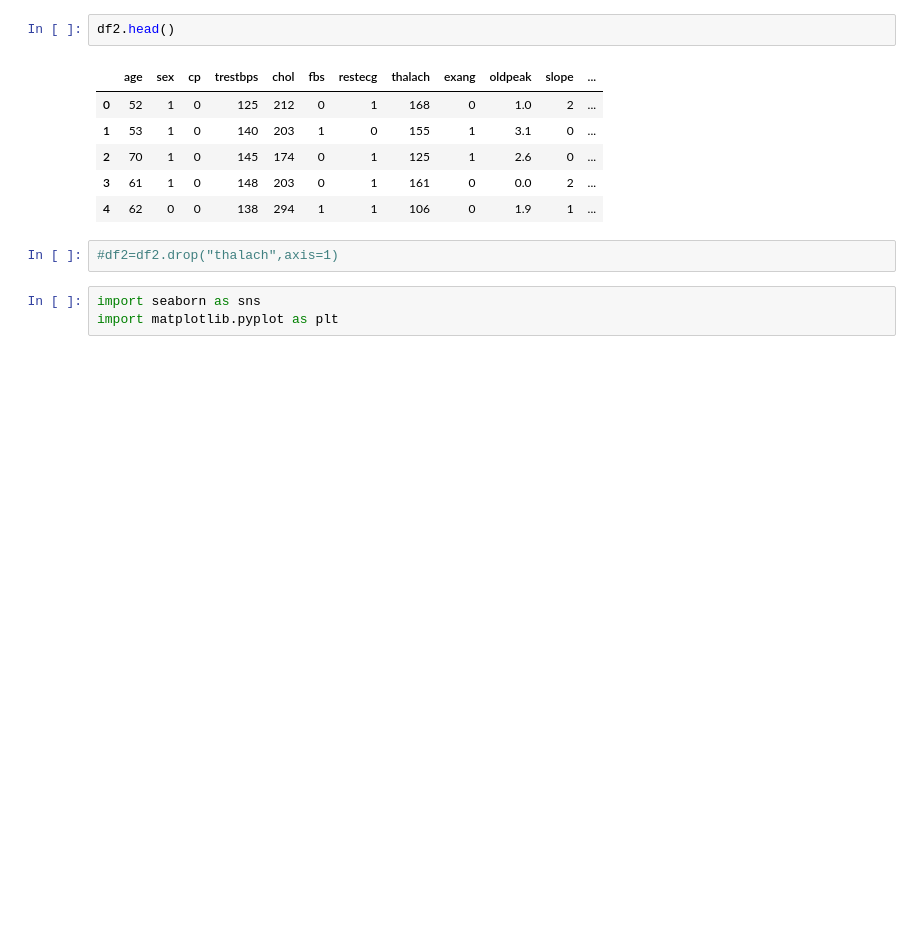
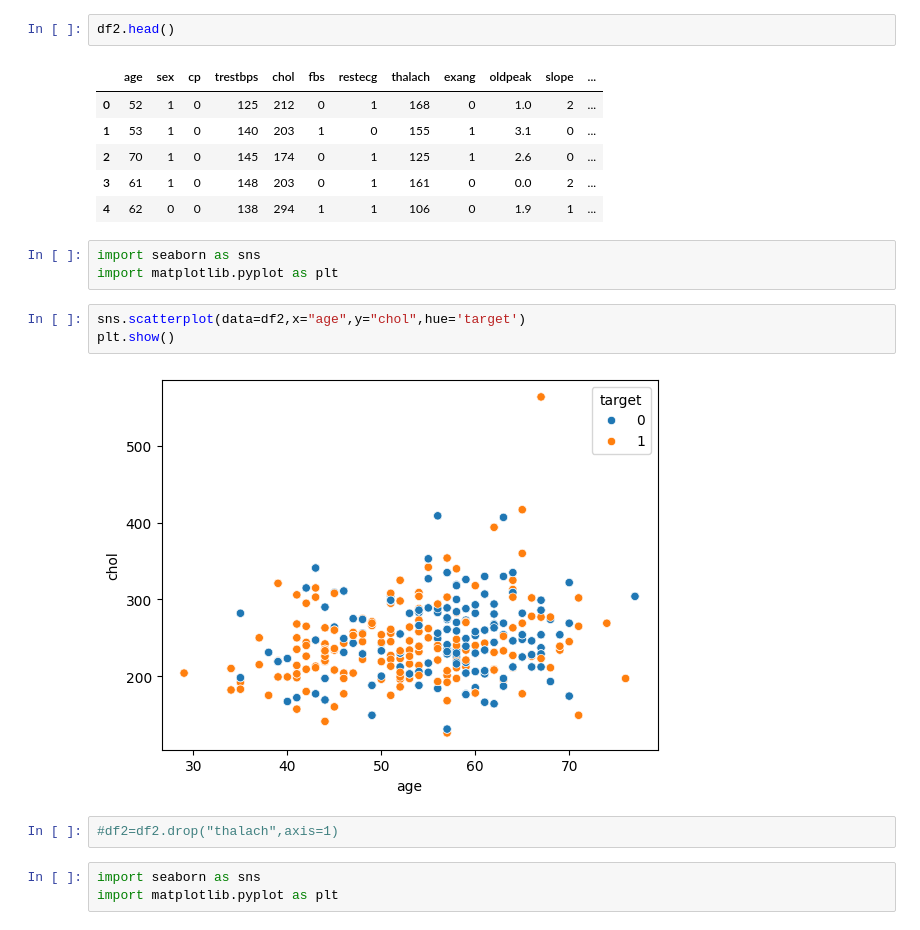
Before and after one commit to adityachaudhary0/Heart-Disease-model, a Jupyter notebook: Heart_Disease_prediction.ipynb, the cells around one changed output. Drawn from its saved outputs; the diff is of its cells as text; blank space fills up the shorter version.

```diff
--- a/Heart_Disease_prediction.ipynb
+++ b/Heart_Disease_prediction.ipynb
@@ -23,6 +23,14 @@ df2.head()
 | 2 | 70 | 1 | 0 | 145 | 174 | 0 | 1 | 125 | 1 | 2.6 | 0 | ... |
 | 3 | 61 | 1 | 0 | 148 | 203 | 0 | 1 | 161 | 0 | 0.0 | 2 | ... |
 | 4 | 62 | 0 | 0 | 138 | 294 | 1 | 1 | 106 | 0 | 1.9 | 1 | ... |
+# %%
+import seaborn as sns
+import matplotlib.pyplot as plt
+# %%
+sns.scatterplot(data=df2,x="age",y="chol",hue='target')
+plt.show()
+# %% [output]
+[figure, added]
 # %%
 #df2=df2.drop("thalach",axis=1)
 # %%
```
Also changed, not shown: parts of 4 cells of this notebook.
